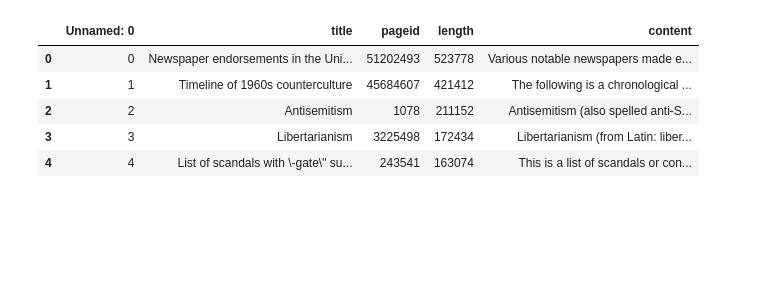
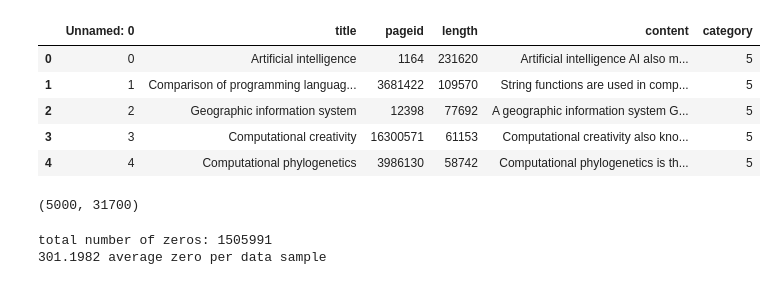
Before and after one commit to ahmadajal/Swiss_comm_eval, a Jupyter notebook: Classification.ipynb, the cells around one changed output. Saved outputs shown, nothing was run; the diff lists cells and outputs as text; code cells hidden in the pictures; blank space fills up the shorter version.

```diff
--- a/Classification.ipynb
+++ b/Classification.ipynb
@@ -10,9 +34,30 @@ comp_science_data = pd.read_csv("comp_science_full.csv")
+# %%
+translator = str.maketrans('', '', string.punctuation)
+politics_data['content'] = politics_data['content'].map(lambda x: re.sub('\n', ' ', x))\
+.map(lambda x: x.translate(translator))
+politics_data['category'] = [1]* len(politics_data)
+
+sports_data['content'] = sports_data['content'].map(lambda x: re.sub('\n', ' ', x))\
+.map(lambda x: x.translate(translator))
+sports_data['category'] = [2]* len(sports_data)
+
+history_data['content'] = history_data['content'].map(lambda x: re.sub('\n', ' ', x))\
+.map(lambda x: x.translate(translator))
+history_data['category'] = [3]* len(history_data)
+
+culture_data['content'] = culture_data['content'].map(lambda x: re.sub('\n', ' ', x))\
+.map(lambda x: x.translate(translator))
+culture_data['category'] = [4]* len(culture_data)
+
+comp_science_data['content'] = comp_science_data['content'].map(lambda x: re.sub('\n', ' ', x))\
+.map(lambda x: x.translate(translator))
+comp_science_data['category'] = [5]* len(comp_science_data)
 # %%
-politics_data.head()
+comp_science_data.head()
 # %% [output]
-|  | Unnamed: 0 | title | pageid | length | content |
-| 0 | 0 | Newspaper endorsements in the Uni... | 51202493 | 523778 | Various notable newspapers made e... |
-| 1 | 1 | Timeline of 1960s counterculture | 45684607 | 421412 | The following is a chronological ... |
-| 2 | 2 | Antisemitism | 1078 | 211152 | Antisemitism (also spelled anti-S... |
-| 3 | 3 | Libertarianism | 3225498 | 172434 | Libertarianism (from Latin: liber... |
-| 4 | 4 | List of scandals with \-gate\" su... | 243541 | 163074 | This is a list of scandals or con... |
+|  | Unnamed: 0 | title | pageid | length | content | category |
+| 0 | 0 | Artificial intelligence | 1164 | 231620 | Artificial intelligence AI also m... | 5 |
+| 1 | 1 | Comparison of programming languag... | 3681422 | 109570 | String functions are used in comp... | 5 |
+| 2 | 2 | Geographic information system | 12398 | 77692 | A geographic information system G... | 5 |
+| 3 | 3 | Computational creativity | 16300571 | 61153 | Computational creativity also kno... | 5 |
+| 4 | 4 | Computational phylogenetics | 3986130 | 58742 | Computational phylogenetics is th... | 5 |
@@ -18,0 +73,13 @@ politics_data.head()
+# %%
+vectorizer = TfidfVectorizer(stop_words='english', min_df=5)
+#vectorizer = TfidfVectorizer()
+vectors = vectorizer.fit_transform(contents)
+vectors.shape
+# %% [output]
+(5000, 31700)
+# %%
+print('total number of zeros:', vectors.nnz)
+print('{} average zero per data sample'.format(vectors.nnz / float(vectors.shape[0])))
+# %% [output]
+total number of zeros: 1505991
+301.1982 average zero per data sample
```
Also changed, not shown: parts of 61 cells of this notebook.
